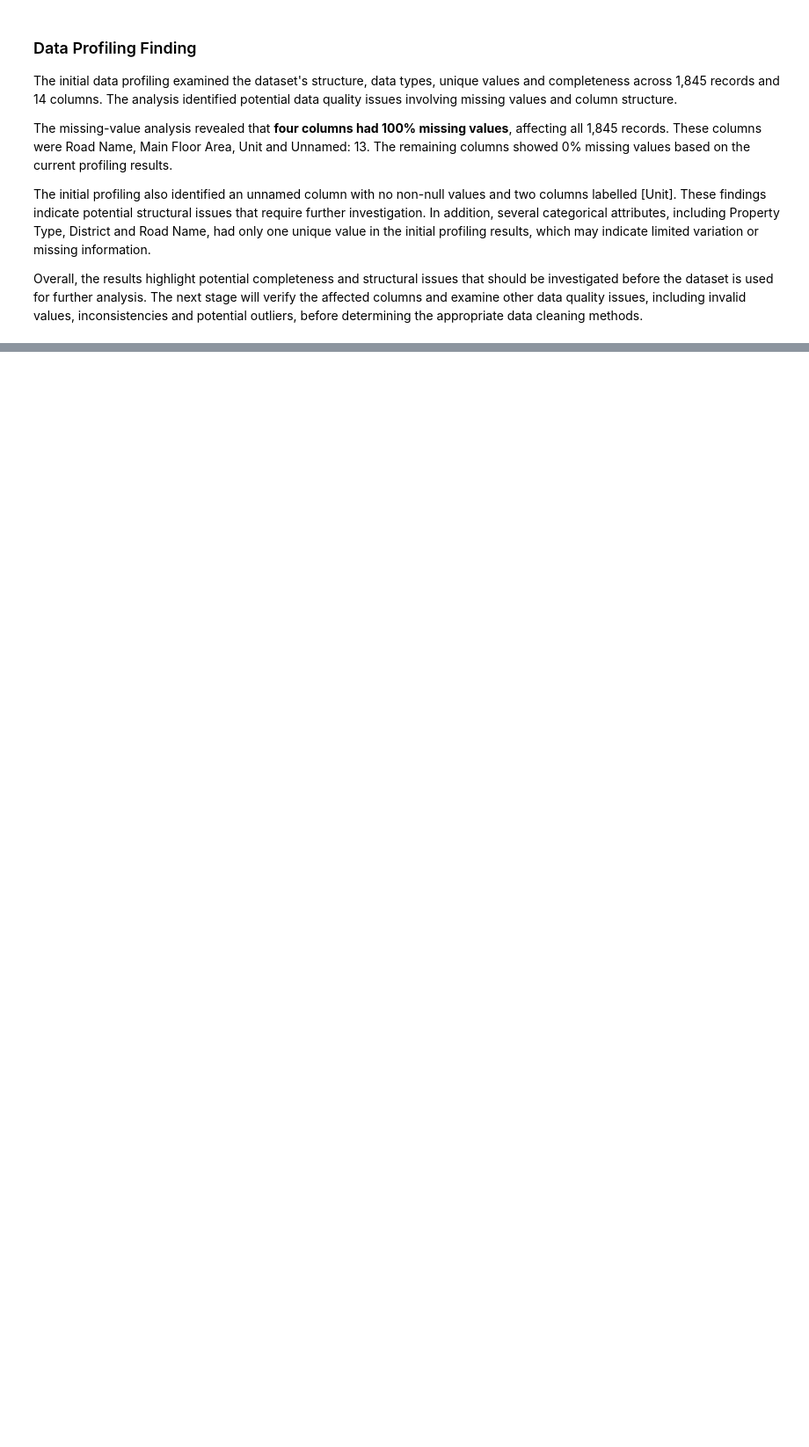
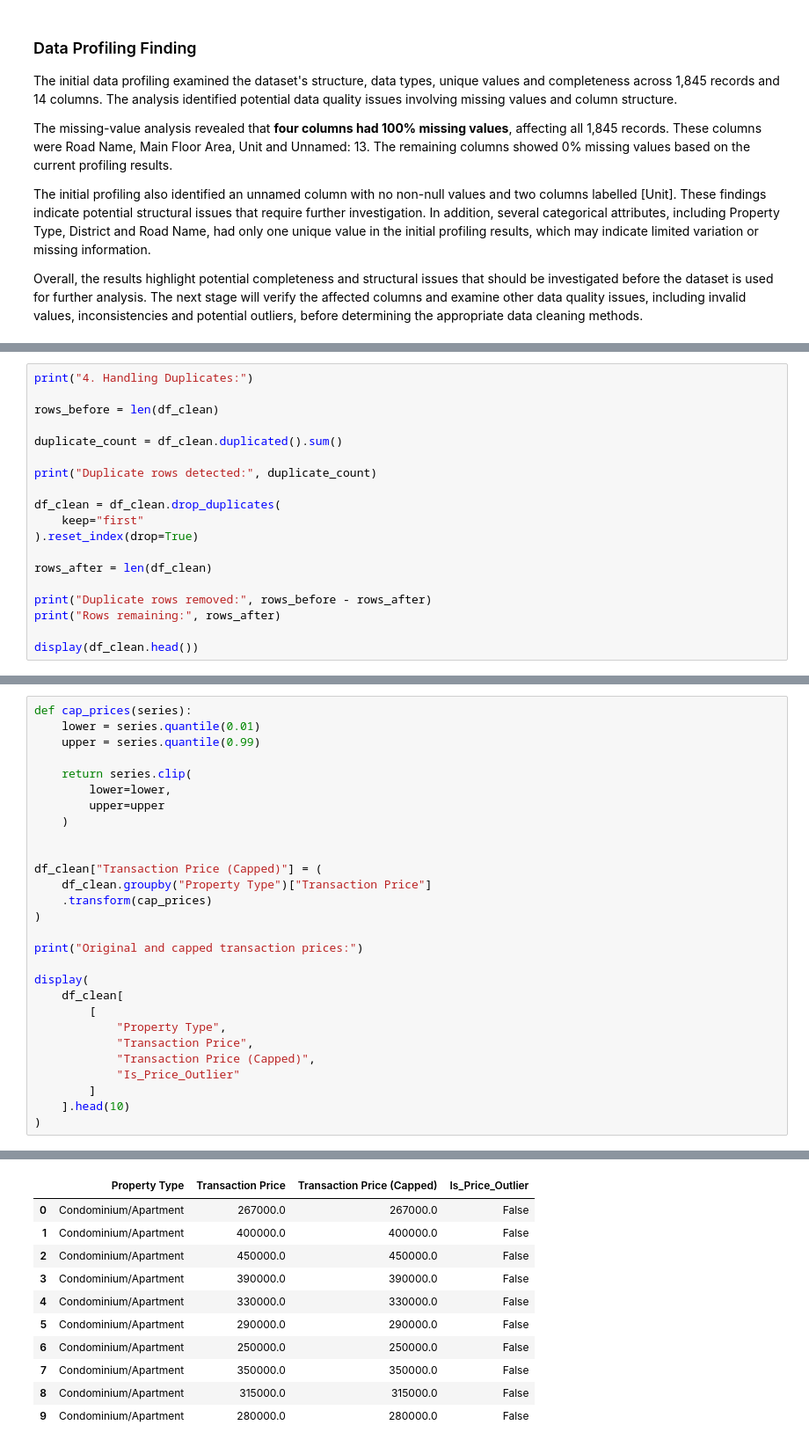
Before and after one commit to A211206/PropWise-de, a Jupyter notebook: notebooks/01_PropWise_DataProfiling.ipynb, the cells around one changed output, grey strips where cells are left out. Shown at 88% size. Saved outputs shown, nothing was run; the diff lists cells and outputs as text; blank space fills up the shorter version.

```diff
--- a/notebooks/01_PropWise_DataProfiling.ipynb
+++ b/notebooks/01_PropWise_DataProfiling.ipynb
@@ -181,0 +404,19 @@ Overall, the results highlight potential completeness and structural issues that
+# %%
+print("4. Handling Duplicates:")
+
+rows_before = len(df_clean)
+
+duplicate_count = df_clean.duplicated().sum()
+
+print("Duplicate rows detected:", duplicate_count)
+
+df_clean = df_clean.drop_duplicates(
+    keep="first"
+).reset_index(drop=True)
+
+rows_after = len(df_clean)
+
+print("Duplicate rows removed:", rows_before - rows_after)
+print("Rows remaining:", rows_after)
+
+display(df_clean.head())
@@ -181,0 +601,29 @@ Overall, the results highlight potential completeness and structural issues that
+# %%
+def cap_prices(series):
+    lower = series.quantile(0.01)
+    upper = series.quantile(0.99)
+
+    return series.clip(
+        lower=lower,
+        upper=upper
+    )
+
+
+df_clean["Transaction Price (Capped)"] = (
+    df_clean.groupby("Property Type")["Transaction Price"]
+    .transform(cap_prices)
+)
+
+print("Original and capped transaction prices:")
+
+display(
+    df_clean[
+        [
+            "Property Type",
+            "Transaction Price",
+            "Transaction Price (Capped)",
+            "Is_Price_Outlier"
+        ]
+    ].head(10)
+)
+# %% [output]
@@ -181,0 +631,11 @@ Overall, the results highlight potential completeness and structural issues that
+|  | Property Type | Transaction Price | Transaction Price (Capped) | Is_Price_Outlier |
+| 0 | Condominium/Apartment | 267000.0 | 267000.0 | False |
+| 1 | Condominium/Apartment | 400000.0 | 400000.0 | False |
+| 2 | Condominium/Apartment | 450000.0 | 450000.0 | False |
+| 3 | Condominium/Apartment | 390000.0 | 390000.0 | False |
+| 4 | Condominium/Apartment | 330000.0 | 330000.0 | False |
+| 5 | Condominium/Apartment | 290000.0 | 290000.0 | False |
+| 6 | Condominium/Apartment | 250000.0 | 250000.0 | False |
+| 7 | Condominium/Apartment | 350000.0 | 350000.0 | False |
+| 8 | Condominium/Apartment | 315000.0 | 315000.0 | False |
+| 9 | Condominium/Apartment | 280000.0 | 280000.0 | False |
```
Also changed, not shown: parts of 17 cells of this notebook, 1 other file.
